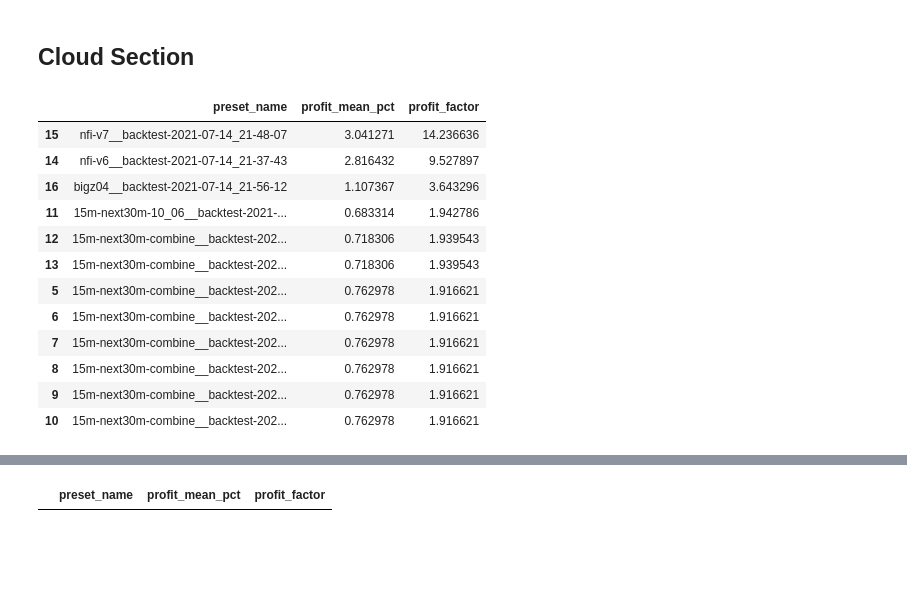
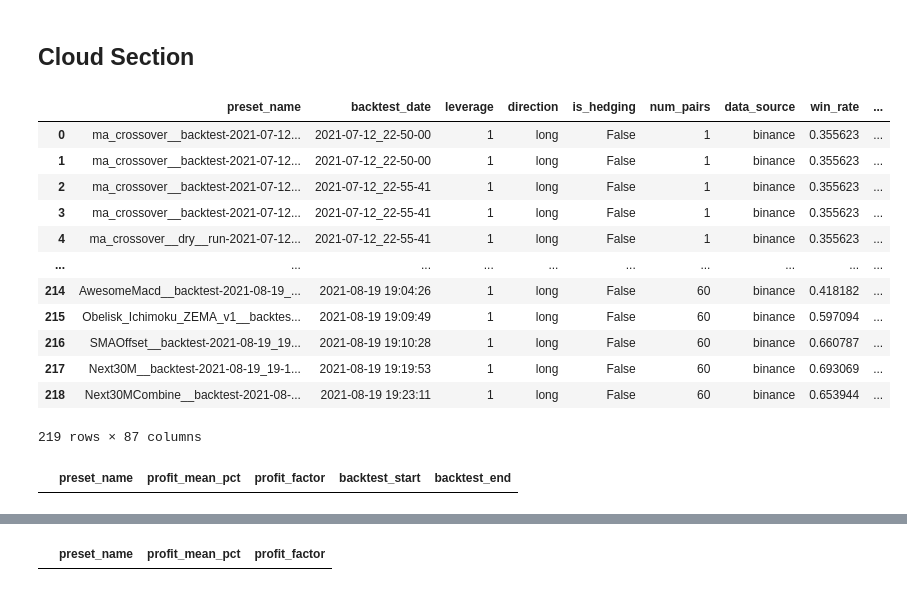
Before and after one commit to webclinic017/superft, a Jupyter notebook: notebooks/Informational.ipynb, the cells around one changed output, grey strips where cells are left out. Drawn from its saved outputs; the diff is of its cells as text; code cells hidden in the pictures; blank space fills up the shorter version.

```diff
--- a/notebooks/Informational.ipynb
+++ b/notebooks/Informational.ipynb
@@ -47,21 +50,37 @@ local_df
 ## Cloud Section
 # %%
 # Preset Backtest Results
-columns = ["preset_name", "profit_mean_pct", "profit_factor"]
-df = remote_utils.cloud_get_presets_df(from_run_history=False)
-df["profit_mean_pct"] = df["profit_mean"] * 100
-df.loc[df["profit_mean_pct"] > 0.25, columns].sort_values(by=["profit_factor"], ascending=False).head(20)
+df_download = remote_utils.cloud_get_presets_df(from_run_history=False)
+df_download
 # %% [output]
-|  | preset_name | profit_mean_pct | profit_factor |
-| 15 | nfi-v7__backtest-2021-07-14_21-48-07 | 3.041271 | 14.236636 |
-| 14 | nfi-v6__backtest-2021-07-14_21-37-43 | 2.816432 | 9.527897 |
-| 16 | bigz04__backtest-2021-07-14_21-56-12 | 1.107367 | 3.643296 |
-| 11 | 15m-next30m-10_06__backtest-2021-... | 0.683314 | 1.942786 |
-| 12 | 15m-next30m-combine__backtest-202... | 0.718306 | 1.939543 |
-| 13 | 15m-next30m-combine__backtest-202... | 0.718306 | 1.939543 |
-| 5 | 15m-next30m-combine__backtest-202... | 0.762978 | 1.916621 |
-| 6 | 15m-next30m-combine__backtest-202... | 0.762978 | 1.916621 |
-| 7 | 15m-next30m-combine__backtest-202... | 0.762978 | 1.916621 |
-| 8 | 15m-next30m-combine__backtest-202... | 0.762978 | 1.916621 |
-| 9 | 15m-next30m-combine__backtest-202... | 0.762978 | 1.916621 |
-| 10 | 15m-next30m-combine__backtest-202... | 0.762978 | 1.916621 |
+|  | preset_name | backtest_date | leverage | direction | is_hedging | num_pairs | data_source | win_rate | ... |
+| 0 | ma_crossover__backtest-2021-07-12... | 2021-07-12_22-50-00 | 1 | long | False | 1 | binance | 0.355623 | ... |
+| 1 | ma_crossover__backtest-2021-07-12... | 2021-07-12_22-50-00 | 1 | long | False | 1 | binance | 0.355623 | ... |
+| 2 | ma_crossover__backtest-2021-07-12... | 2021-07-12_22-55-41 | 1 | long | False | 1 | binance | 0.355623 | ... |
+| 3 | ma_crossover__backtest-2021-07-12... | 2021-07-12_22-55-41 | 1 | long | False | 1 | binance | 0.355623 | ... |
+| 4 | ma_crossover__dry__run-2021-07-12... | 2021-07-12_22-55-41 | 1 | long | False | 1 | binance | 0.355623 | ... |
+| ... | ... | ... | ... | ... | ... | ... | ... | ... | ... |
+| 214 | AwesomeMacd__backtest-2021-08-19_... | 2021-08-19 19:04:26 | 1 | long | False | 60 | binance | 0.418182 | ... |
+| 215 | Obelisk_Ichimoku_ZEMA_v1__backtes... | 2021-08-19 19:09:49 | 1 | long | False | 60 | binance | 0.597094 | ... |
+| 216 | SMAOffset__backtest-2021-08-19_19... | 2021-08-19 19:10:28 | 1 | long | False | 60 | binance | 0.660787 | ... |
+| 217 | Next30M__backtest-2021-08-19_19-1... | 2021-08-19 19:19:53 | 1 | long | False | 60 | binance | 0.693069 | ... |
+| 218 | Next30MCombine__backtest-2021-08-... | 2021-08-19 19:23:11 | 1 | long | False | 60 | binance | 0.653944 | ... |
+219 rows × 87 columns
+# %%
+# Get top 20 strategies by drawdown, but backtest_end is not older than 7 days. Drop duplicates by profit factor.
+df = df_download.copy().drop_duplicates(subset=["profit_factor"])
+
+df["profit_mean_pct"] = df["profit_mean"] * 100
+df["backtest_start"] = pd.to_datetime(df["backtest_start"])
+df["backtest_end"] = pd.to_datetime(df["backtest_end"])
+
+columns = ["preset_name", "profit_mean_pct", "profit_factor", "backtest_start" ,"backtest_end"]
+
+newer = pd.to_datetime(datetime.today() - timedelta(days=7))
+last_month_btstart = pd.to_datetime(datetime.today() - timedelta(days=63))
+
+df.loc[
+    (df["profit_mean_pct"] > 0.25) & (df["backtest_end"] > newer) & (df["backtest_start"] > last_month_btstart),
+columns].sort_values(by=["profit_factor"], ascending=False).head(20)
+# %% [output]
+|  | preset_name | profit_mean_pct | profit_factor | backtest_start | backtest_end |
```
Also changed, not shown: parts of 2 cells of this notebook, 14 other files.
